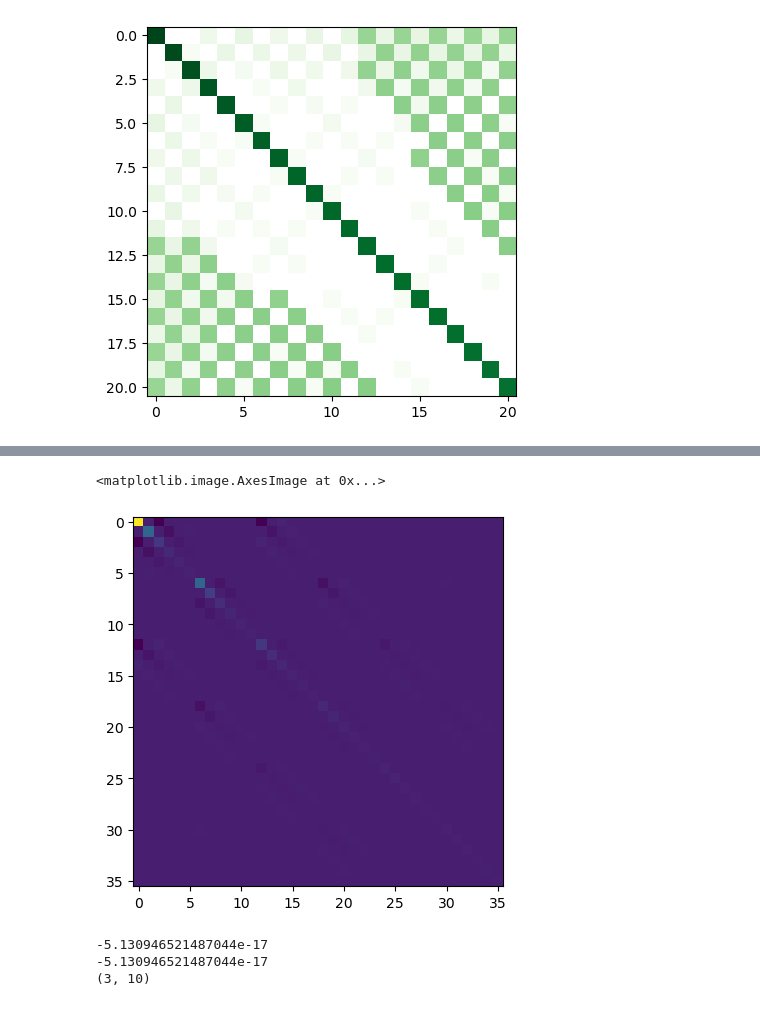
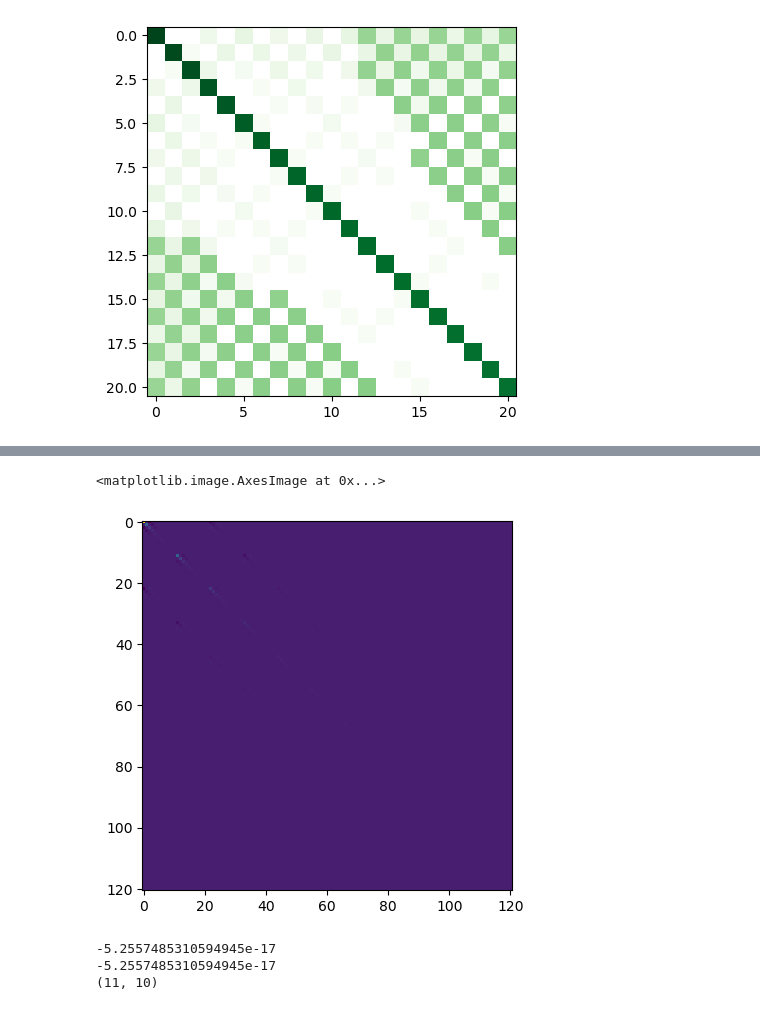
Before and after one commit to SED0280/BakalarkaCode, a Jupyter notebook: Gausova Kvadratura.ipynb, the cells around one changed output, grey strips where cells are left out. Drawn from its saved outputs; the diff is of its cells as text; code cells hidden in the pictures.

```diff
--- a/Gausova Kvadratura.ipynb
+++ b/Gausova Kvadratura.ipynb
@@ -429,36 +429,36 @@ plt.show()
 [figure]
 # %%
-poly_count = 5
+poly_count = 10
 l = lambda x: kv.legendre_normal(x, poly_count)
 #cov = lambda x1, x2, y1, y2 : np.exp(-np.abs( np.sqrt( (x1-x2)**2+(y1-y2)**2 )))
 
 n = 100
 
 
 nodes, weights = kv.nodes_weights(n)
 
 #nodesx1, nodesx2, nodesy1, nodesy2 = np.meshgrid(nodes, nodes, nodes, nodes)
 nodesx1 = np.reshape(nodes, (-1, 1, 1, 1))
 nodesy1 = np.reshape(nodes, (1, -1, 1, 1))
 nodesx2 = np.reshape(nodes, (1, 1, -1, 1))
 nodesy2 = np.reshape(nodes, (1, 1, 1, -1))
 values = l(nodes)
 
 #print(cov(nodesx1, nodesx2, nodesy1, nodesy2).shape)
 #print(values.shape)
 dist_sq = (nodesx1 - nodesx2)**2 + (nodesy1 - nodesy2)**2
 C_tensor = np.exp(-np.sqrt(dist_sq))
 
 
 #matrix = (values* weights) @ cov(nodesx1, nodesx2, nodesy1, nodesy2) @ (values.T * weights[:, np.newaxis])
 PW = (values* weights)
 A_tensor = np.einsum('kp,lq,pqrs,ir,js->klij', PW, PW, C_tensor, PW, PW, optimize=True)
 A_tensor.shape
 A_matrix = np.reshape(A_tensor, ((poly_count+1)**2,(poly_count+1)**2))
 plt.imshow(A_matrix)
 # %% [output]
 <matplotlib.image.AxesImage at 0x...>
-[figure, old version]
+[figure, new version]
 # %%
 A, B, C, D = 1, 2, 0, 2
 print(A_tensor[A][B][C][D])
@@ -466,9 +466,9 @@ print(A_matrix[A*(poly_count+1)+B][C*(poly_count+1)+D])
 x_axis = np.linspace(-1, 1, 10)
 print (l(x_axis).shape)
 # %% [output]
--5.130946521487044e-17
--5.130946521487044e-17
-(3, 10)
+-5.2557485310594945e-17
+-5.2557485310594945e-17
+(11, 10)
 # %%
 i,j = 3,5
 testI, testJ = 6,6
```
Also changed, not shown: parts of 6 cells of this notebook.
